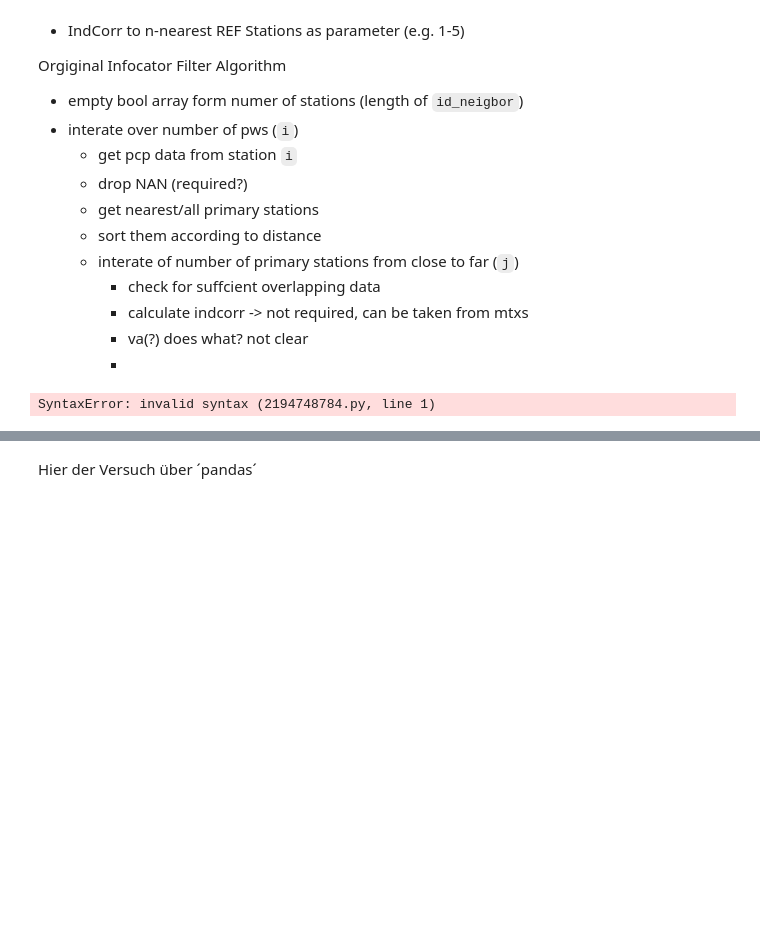
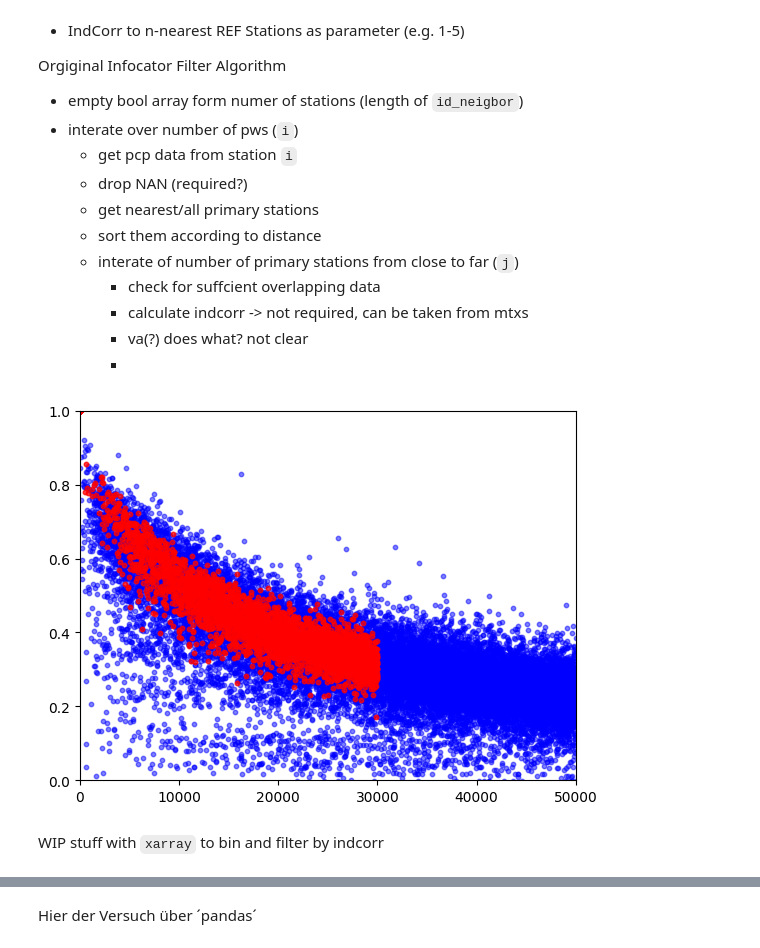
Before and after one commit to OpenSenseAction/pypwsqc, a Jupyter notebook: docs/notebooks/pwspyqc_dev_scratchpad.ipynb, the cells around one changed output, grey strips where cells are left out. Drawn from its saved outputs; the diff is of its cells as text; code cells hidden in the pictures; blank space fills up the shorter version.

Commit message:
first indicator filter implementation

```diff
--- a/docs/notebooks/pwspyqc_dev_scratchpad.ipynb
+++ b/docs/notebooks/pwspyqc_dev_scratchpad.ipynb
@@ -119,7 +264,8 @@ plt.xlim(0, 50e3);
 # so that dim `id` is the one of the PWS
 
 dist_mtx_ref_pws, indcorr_mtx_ref_pws= pyqc.calc_indic_corr_all_stns(
+    ds_ref.rainfall,#.sel(time=slice('2014-12-31T23:00:00','2023-10-31T03:00:00')),
     ds_pws.rainfall,#.sel(time=slice('2014-12-31T23:00:00','2023-10-31T03:00:00')),
     ds_ref.rainfall.shift(time=-1),#.sel(time=slice('2014-12-31T23:00:00','2023-10-31T03:00:00')),
     prob=0.99,
-    min_valid_overlap=2*24*30,)
+    min_valid_overlap=4*24*30,)
@@ -274,7 +423,16 @@ Orgiginal Infocator Filter Algorithm
         - calculate indcorr -> not required, can be taken from mtxs
         - va(?) does what? not clear
         -
-# %%
-dist_mtx_pws.where(dim=("id","id_neighbor") = 18000)
-# %% [output]
-SyntaxError: invalid syntax (2194748784.py, line 1)
+# %%
+#plt.scatter(dist_vals, corr_vals, alpha=0.2, s=10)
+#plt.scatter(dist_mtx_pws, indcorr_mtx_pws, alpha=0.2, s=10)
+plt.scatter(dist_mtx_ref_pws, indcorr_mtx_ref_pws, color='b', alpha=0.5, s=10)
+plt.scatter(dist_mtx_ref, indcorr_mtx_ref,  color='r', alpha=0.5, s=10)
+#plt.scatter(dist_mtx_ref_pws, indcorr_mtx_ref_pws, s=10)
+plt.ylim(0, 1)
+plt.xlim(0, 50e3);
+# %% [output]
+[figure, added]
+# %% [markdown]
+
+WIP stuff with `xarray` to bin and filter by indcorr
```
Also changed, not shown: parts of 71 cells of this notebook.
